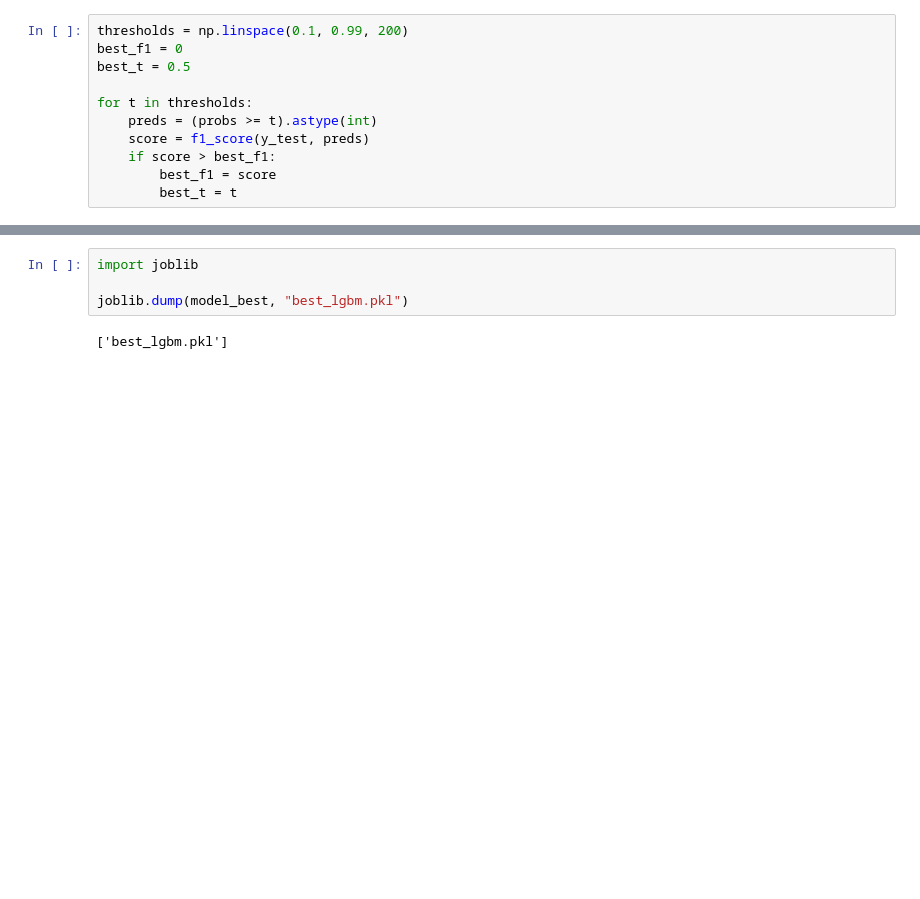
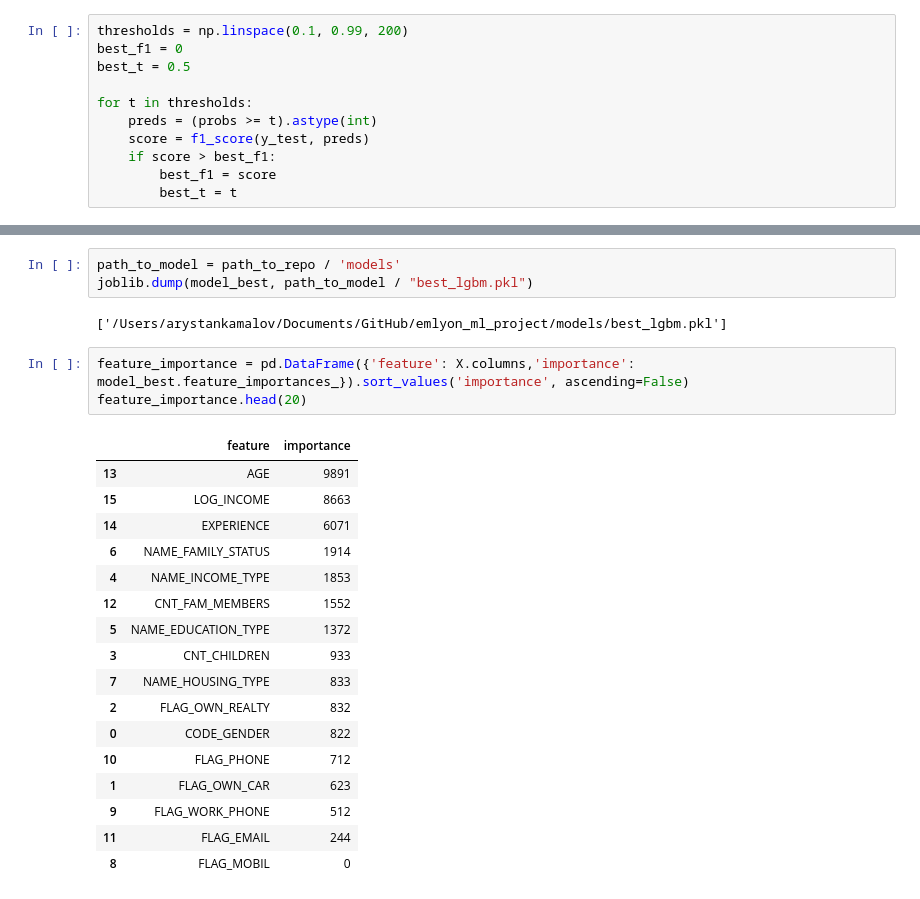
Before and after one commit to arystan01/emlyon_ml_project, a Jupyter notebook: notebooks/03_Modeling.ipynb, the cells around one changed output, grey strips where cells are left out. Saved outputs shown, nothing was run; the diff lists cells and outputs as text; blank space fills up the shorter version.

```diff
--- a/notebooks/03_Modeling.ipynb
+++ b/notebooks/03_Modeling.ipynb
@@ -701,6 +782,26 @@ weighted avg       0.98      0.98      0.98      7292
 # %%
-import joblib
-
-joblib.dump(model_best, "best_lgbm.pkl")
+path_to_model = path_to_repo / 'models'
+joblib.dump(model_best, path_to_model / "best_lgbm.pkl")
 # %% [output]
-['best_lgbm.pkl']
+['/Users/arystankamalov/Documents/GitHub/emlyon_ml_project/models/best_lgbm.pkl']
+# %%
+feature_importance = pd.DataFrame({'feature': X.columns,'importance': model_best.feature_importances_}).sort_values('importance', ascending=False)
+feature_importance.head(20)
+# %% [output]
+|  | feature | importance |
+| 13 | AGE | 9891 |
+| 15 | LOG_INCOME | 8663 |
+| 14 | EXPERIENCE | 6071 |
+| 6 | NAME_FAMILY_STATUS | 1914 |
+| 4 | NAME_INCOME_TYPE | 1853 |
+| 12 | CNT_FAM_MEMBERS | 1552 |
+| 5 | NAME_EDUCATION_TYPE | 1372 |
+| 3 | CNT_CHILDREN | 933 |
+| 7 | NAME_HOUSING_TYPE | 833 |
+| 2 | FLAG_OWN_REALTY | 832 |
+| 0 | CODE_GENDER | 822 |
+| 10 | FLAG_PHONE | 712 |
+| 1 | FLAG_OWN_CAR | 623 |
+| 9 | FLAG_WORK_PHONE | 512 |
+| 11 | FLAG_EMAIL | 244 |
+| 8 | FLAG_MOBIL | 0 |
```
Also changed, not shown: parts of 45 cells of this notebook, 17 other files.
